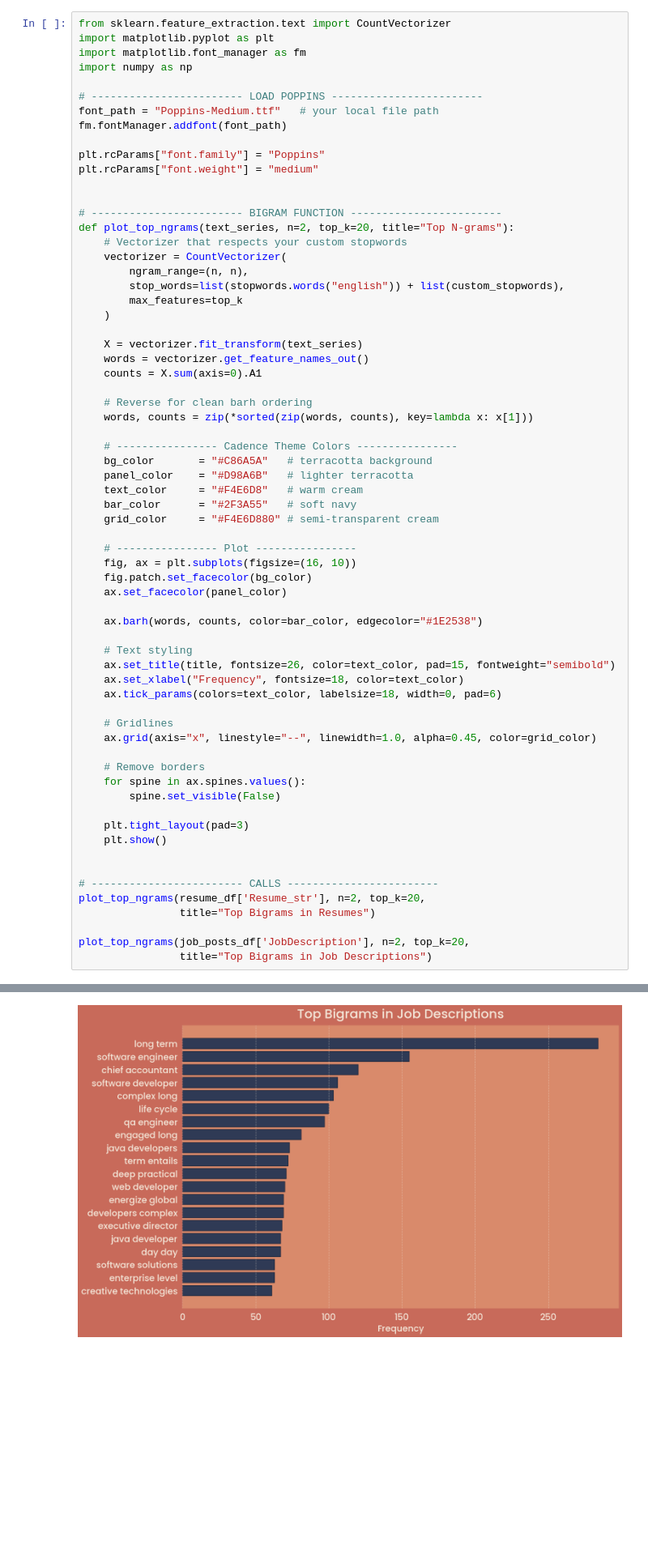
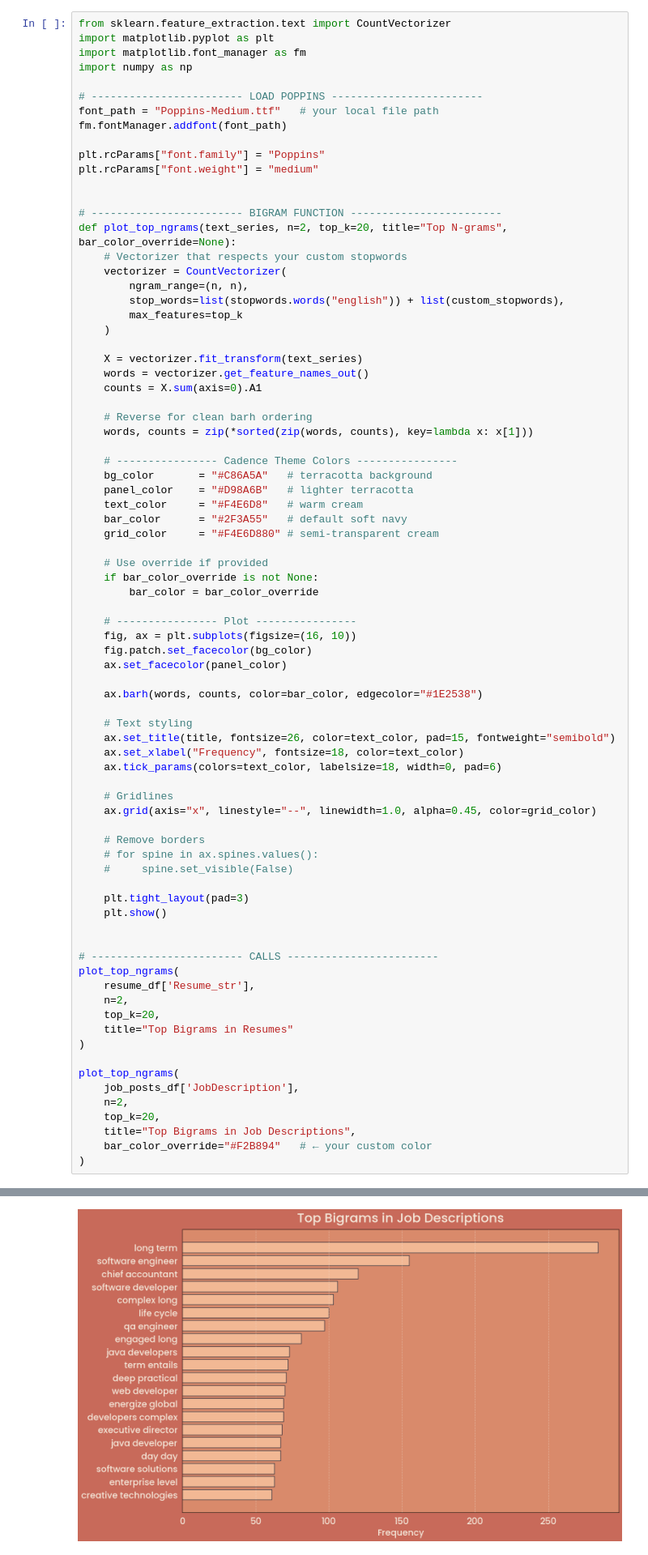
Before and after one commit to MalihaT111/ai-recruitment, a Jupyter notebook: notebooks/3edanormal.ipynb, the cells around one changed output, grey strips where cells are left out. Shown at 81% size. Drawn from its saved outputs; the diff is of its cells as text; blank space fills up the shorter version.

```diff
--- a/notebooks/3edanormal.ipynb
+++ b/notebooks/3edanormal.ipynb
@@ -301,7 +297,7 @@ plt.rcParams["font.weight"] = "medium"
 
 
 # ------------------------ BIGRAM FUNCTION ------------------------
-def plot_top_ngrams(text_series, n=2, top_k=20, title="Top N-grams"):
+def plot_top_ngrams(text_series, n=2, top_k=20, title="Top N-grams", bar_color_override=None):
     # Vectorizer that respects your custom stopwords
     vectorizer = CountVectorizer(
         ngram_range=(n, n),
@@ -320,38 +316,51 @@ def plot_top_ngrams(text_series, n=2, top_k=20, title="Top N-grams"):
     bg_color       = "#C86A5A"   # terracotta background
     panel_color    = "#D98A6B"   # lighter terracotta
     text_color     = "#F4E6D8"   # warm cream
-    bar_color      = "#2F3A55"   # soft navy
+    bar_color      = "#2F3A55"   # default soft navy
     grid_color     = "#F4E6D880" # semi-transparent cream
+
+    # Use override if provided
+    if bar_color_override is not None:
+        bar_color = bar_color_override
 
     # ---------------- Plot ----------------
     fig, ax = plt.subplots(figsize=(16, 10))
     fig.patch.set_facecolor(bg_color)
     ax.set_facecolor(panel_color)
 
     ax.barh(words, counts, color=bar_color, edgecolor="#1E2538")
 
     # Text styling
     ax.set_title(title, fontsize=26, color=text_color, pad=15, fontweight="semibold")
     ax.set_xlabel("Frequency", fontsize=18, color=text_color)
     ax.tick_params(colors=text_color, labelsize=18, width=0, pad=6)
 
     # Gridlines
     ax.grid(axis="x", linestyle="--", linewidth=1.0, alpha=0.45, color=grid_color)
 
     # Remove borders
-    for spine in ax.spines.values():
-        spine.set_visible(False)
+    # for spine in ax.spines.values():
+    #     spine.set_visible(False)
 
     plt.tight_layout(pad=3)
     plt.show()
 
 
 # ------------------------ CALLS ------------------------
-plot_top_ngrams(resume_df['Resume_str'], n=2, top_k=20,
-                title="Top Bigrams in Resumes")
+plot_top_ngrams(
+    resume_df['Resume_str'],
+    n=2,
+    top_k=20,
+    title="Top Bigrams in Resumes"
+)
 
-plot_top_ngrams(job_posts_df['JobDescription'], n=2, top_k=20,
-                title="Top Bigrams in Job Descriptions")
+plot_top_ngrams(
+    job_posts_df['JobDescription'],
+    n=2,
+    top_k=20,
+    title="Top Bigrams in Job Descriptions",
+    bar_color_override="#F2B894"   # ← your custom color
+)
 # %% [output]
 [figure]
-[figure, old version]
+[figure, new version]
```
Also changed, not shown: parts of 6 cells of this notebook, 1 other file.
